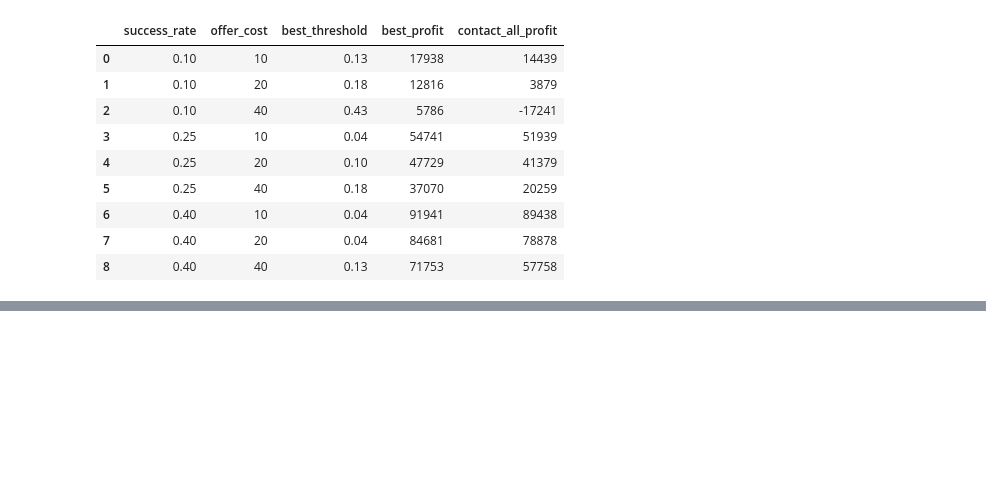
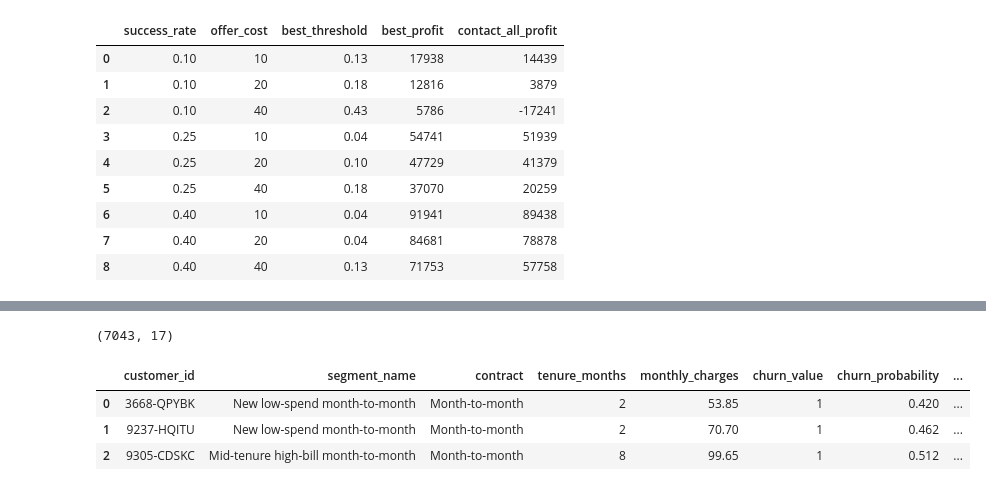
Before and after one commit to saragirl2003/customer-churn-retention, a Jupyter notebook: notebooks/06_modeling.ipynb, the cells around one changed output, grey strips where cells are left out. Cells and saved outputs as stored; diff of their text form; code cells hidden in the pictures; blank space fills up the shorter version.

```diff
--- a/notebooks/06_modeling.ipynb
+++ b/notebooks/06_modeling.ipynb
@@ -249,0 +373,18 @@ pd.DataFrame(rows)
+# %%
+def recommend(row):
+    if row["risk_tier"] == "Low":
+        return "No action"
+    d = str(row["top_drivers"])
+    if "tenure_months" in d and "Month-to-month" in row["contract"]:
+        return "Contract upgrade offer + 30/90-day check-in"
+    if "contract_Month-to-month" in d:
+        return "Discount for 12-month contract"
+    if "Fiber optic" in d or "charge" in d:
+        return "Price/value review or bundle offer"
+    if "Electronic check" in d or "paperless" in d:
+        return "Auto-pay incentive"
+    return "Personal outreach by retention team"
+
+scored["recommended_action"] = scored.apply(recommend, axis=1)
+scored.to_csv(ROOT / "data" / "processed" / "scored_customers.csv", index=False)
+scored["recommended_action"].value_counts()
@@ -249,0 +400,21 @@ pd.DataFrame(rows)
+# %%
+dash = scored.merge(
+    df[["customer_id", "tenure_group", "internet_service", "payment_method",
+        "num_addons", "senior_citizen"]],
+    on="customer_id", how="left")
+dash["high_risk_flag"] = (dash["risk_tier"] == "High").astype(int)
+dash.to_csv(ROOT / "data" / "processed" / "dashboard_data.csv", index=False)
+
+# SHAP importance table for the Drivers page
+imp = pd.DataFrame({"feature": feature_names,
+                    "mean_abs_shap": np.abs(shap_values).mean(axis=0)})
+imp = imp.sort_values("mean_abs_shap", ascending=False).head(15)
+imp.to_csv(ROOT / "reports" / "shap_importance.csv", index=False)
+
+print(dash.shape); dash.head(3)
+# %% [output]
+(7043, 17)
+|  | customer_id | segment_name | contract | tenure_months | monthly_charges | churn_value | churn_probability | ... |
+| 0 | 3668-QPYBK | New low-spend month-to-month | Month-to-month | 2 | 53.85 | 1 | 0.420 | ... |
+| 1 | 9237-HQITU | New low-spend month-to-month | Month-to-month | 2 | 70.70 | 1 | 0.462 | ... |
+| 2 | 9305-CDSKC | Mid-tenure high-bill month-to-month | Month-to-month | 8 | 99.65 | 1 | 0.512 | ... |
```
Also changed, not shown: parts of 6 cells of this notebook, 7 other files.
